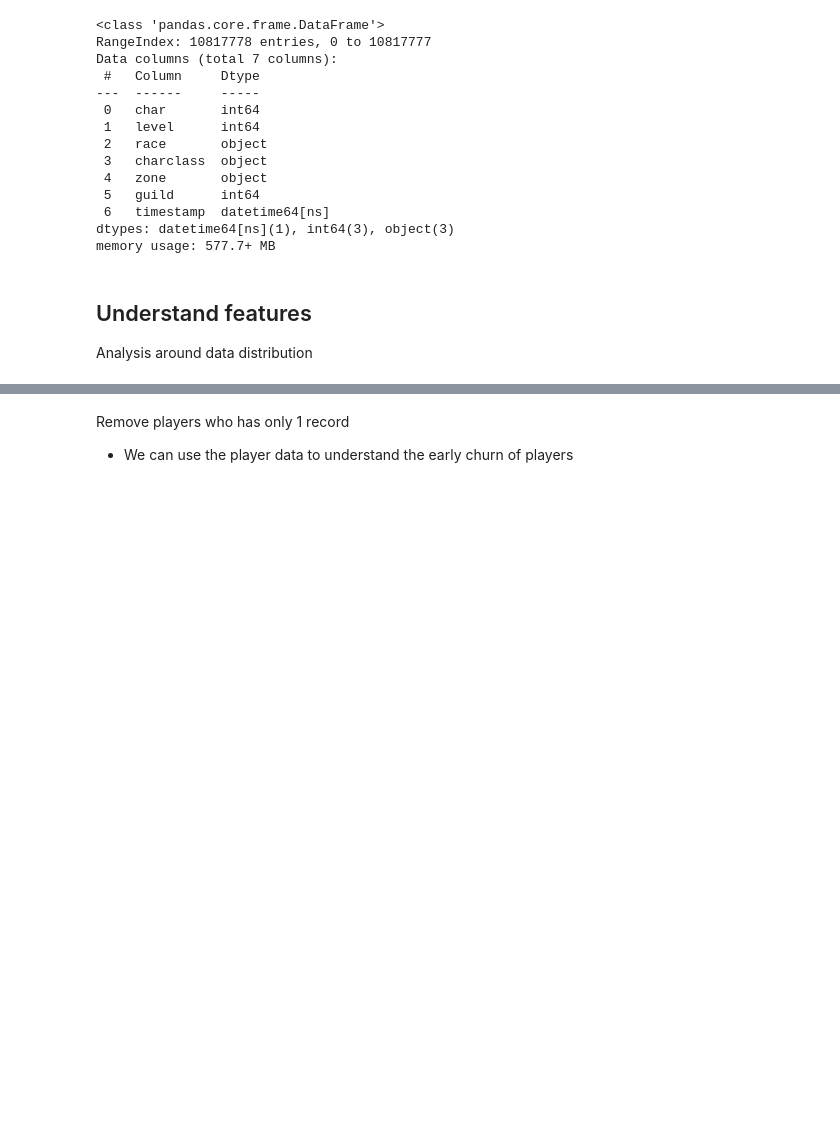
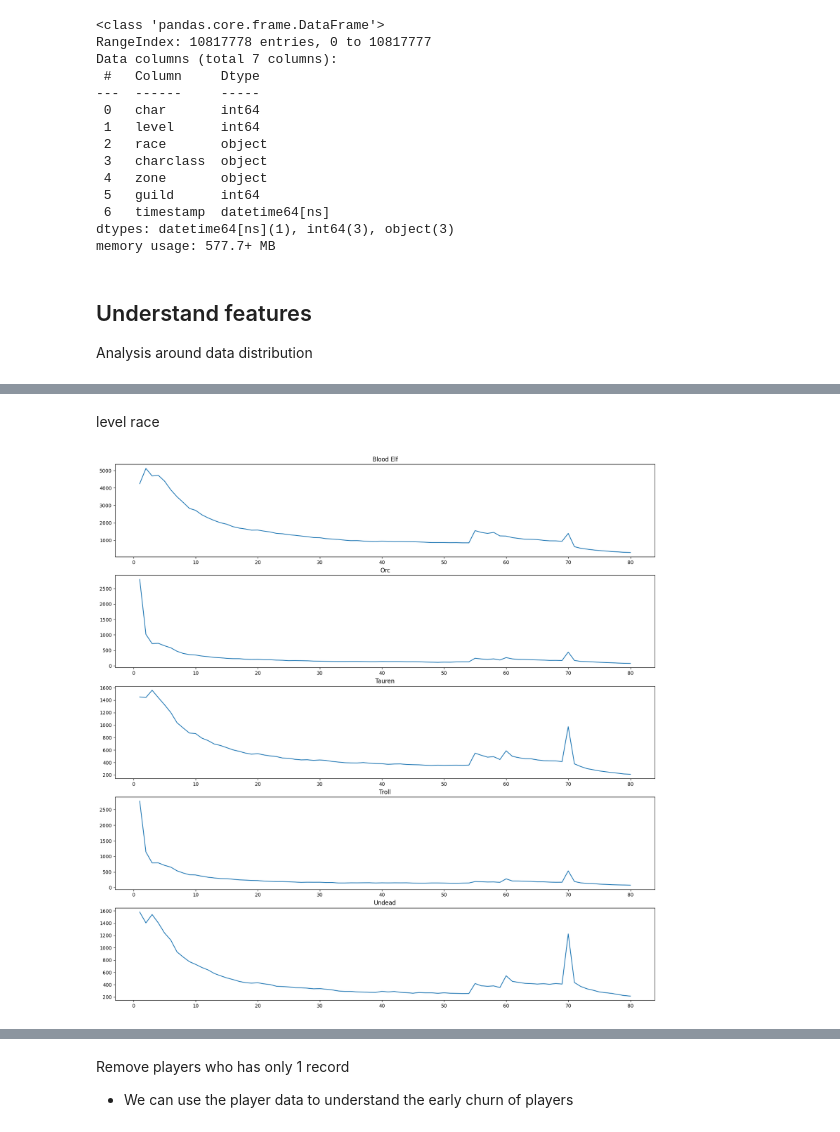
Before and after one commit to xlegend1024/wow-player-churn, a Jupyter notebook: WW-EDA.ipynb, the cells around one changed output, grey strips where cells are left out. Cells and saved outputs as stored; diff of their text form; code cells hidden in the pictures; blank space fills up the shorter version.

```diff
--- a/WW-EDA.ipynb
+++ b/WW-EDA.ipynb
@@ -58,0 +105,17 @@ Analysis around data distribution
+# %% [markdown]
+level race
+# %%
+fig, ax = plt.subplots(5,1,figsize=(20, 20))
+ax[0].plot(df.groupby(["char","race", "level"]).size().reset_index()[["char","race","level"]].groupby(["race", "level"]).size().unstack().loc["Blood Elf"])
+ax[0].set_title("Blood Elf")
+ax[1].plot(df.groupby(["char","race", "level"]).size().reset_index()[["char","race","level"]].groupby(["race", "level"]).size().unstack().loc["Orc"])
+ax[1].set_title("Orc")
+ax[2].plot(df.groupby(["char","race", "level"]).size().reset_index()[["char","race","level"]].groupby(["race", "level"]).size().unstack().loc["Tauren"])
+ax[2].set_title("Tauren")
+ax[3].plot(df.groupby(["char","race", "level"]).size().reset_index()[["char","race","level"]].groupby(["race", "level"]).size().unstack().loc["Troll"])
+ax[3].set_title("Troll")
+ax[4].plot(df.groupby(["char","race", "level"]).size().reset_index()[["char","race","level"]].groupby(["race", "level"]).size().unstack().loc["Undead"])
+ax[4].set_title("Undead")
+plt.show()
+# %% [output]
+[figure, added]
```
Also changed, not shown: parts of 31 cells of this notebook, 3 other files.
